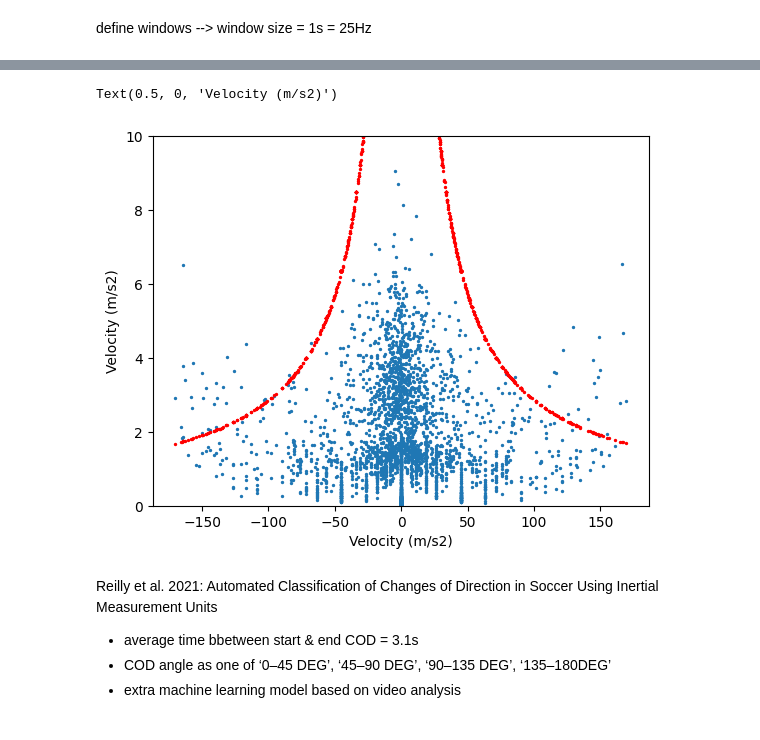
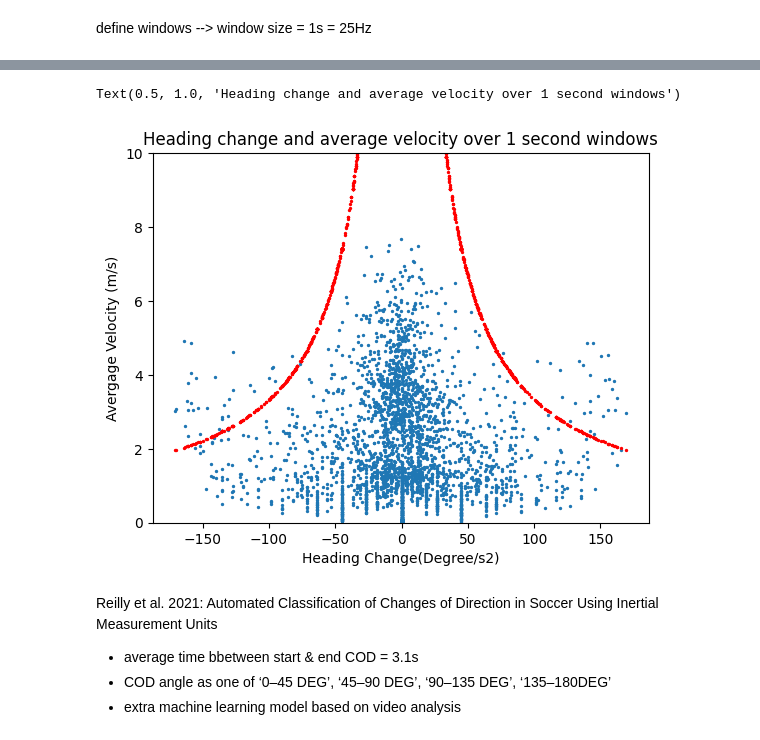
Before and after one commit to ihosten/internship_club_brugge, a Jupyter notebook: positional_data/ChangesOfDirection.ipynb, the cells around one changed output, grey strips where cells are left out. Saved outputs shown, nothing was run; the diff lists cells and outputs as text; code cells hidden in the pictures.

```diff
--- a/positional_data/ChangesOfDirection.ipynb
+++ b/positional_data/ChangesOfDirection.ipynb
@@ -41,0 +52,11 @@ shape: (76_366, 42)
+# %%
+xy_dict = {}
+
+for player_name in player_names:
+    xy_dict[player_name] = {}
+
+    xcol = player_name + "_x"
+    ycol = player_name + "_y"
+
+    xy_dict[player_name]["x"] = xy_df[xcol]
+    xy_dict[player_name]["y"] = xy_df[ycol]
@@ -42,6 +65,6 @@ shape: (76_366, 42)
 # %%
-x = xy_df.get_column("Amuzu_x").to_list()
-y = xy_df.get_column("Amuzu_y").to_list()
+#x = xy_df.get_column("Amuzu_x").to_list()
+#y = xy_df.get_column("Amuzu_y").to_list()
 # %%
 pitch = Pitch(pitch_type='secondspectrum', pitch_length=105, pitch_width=68,
               axis=True, label=True)#, pitch_color='grass', line_color='white', stripe_color='#c2d59d', stripe=True)
@@ -375,11 +383,14 @@ v_list_brenda
 # %%
-ha_list = [] # list to store heading angles
+ha_dict = {} # list to store heading angles
 
-for i in range(len(vx_list)):
-    if vy_list[i]==0 or vx_list[i]==0: #division by 0 would give an error --> just assign 0 as heading angle
-        ha=0
-    else: # --> calculate heading angle using formula in brenda et al.2022
-        vector=vy_list[i]/vx_list[i]
-        ha=degrees(atan(vector))
+for player in vx_dict.keys():
+    ha_dict[player]=[]
 
-    ha_list.append(ha)
+    for i in range(len(vx_dict[player])):
+        if vy_dict[player][i]==0 or vx_dict[player][i]==0: #division by 0 would give an error --> just assign 0 as heading angle
+            ha=0
+        else: # --> calculate heading angle using formula in brenda et al.2022
+            vector=vy_dict[player][i]/vx_dict[player][i]
+            ha=degrees(atan(vector))
+
+        ha_dict[player].append(ha)
@@ -422,13 +479,15 @@ cod_counter
 # %%
+player = "Ali Maamar"
 fig, ax = plt.subplots()
-ax.scatter(heading_change_25, v_25, s=2)
-ax.scatter(heading_change_25, veloctity_curvature_cutoff, s=2, color="red")
+ax.scatter(heading_change_25[player], v_25[player], s=2)
+ax.scatter(heading_change_25[player], veloctity_curvature_cutoff[player], s=2, color="red")
 ax.set_ylim(0,10)
-ax.set_ylabel("Velocity (m/s2)")
-ax.set_xlabel("Velocity (m/s2)")
+ax.set_ylabel("Avergage Velocity (m/s)")
+ax.set_xlabel("Heading Change(Degree/s2)")
+ax.set_title("Heading change and average velocity over 1 second windows")
 # %% [output]
-Text(0.5, 0, 'Velocity (m/s2)')
+Text(0.5, 1.0, 'Heading change and average velocity over 1 second windows')
-[figure, old version]
+[figure, new version]
 # %% [markdown]
 Reilly et al. 2021:  Automated Classification of Changes of Direction in Soccer Using Inertial Measurement Units
 - average time bbetween start & end COD = 3.1s
```
Also changed, not shown: parts of 28 cells of this notebook.
